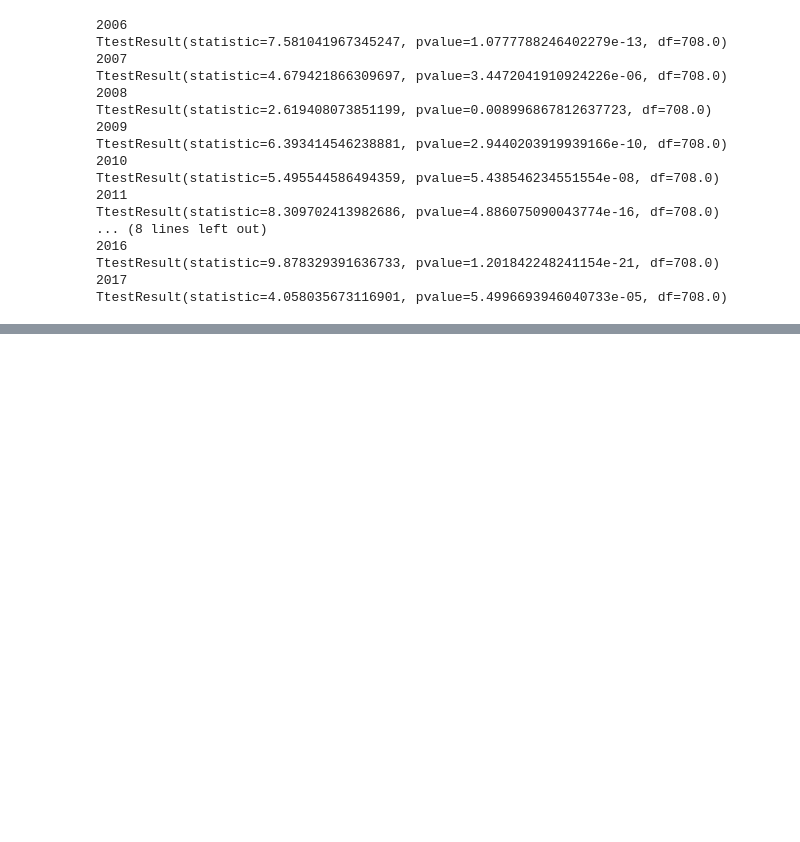
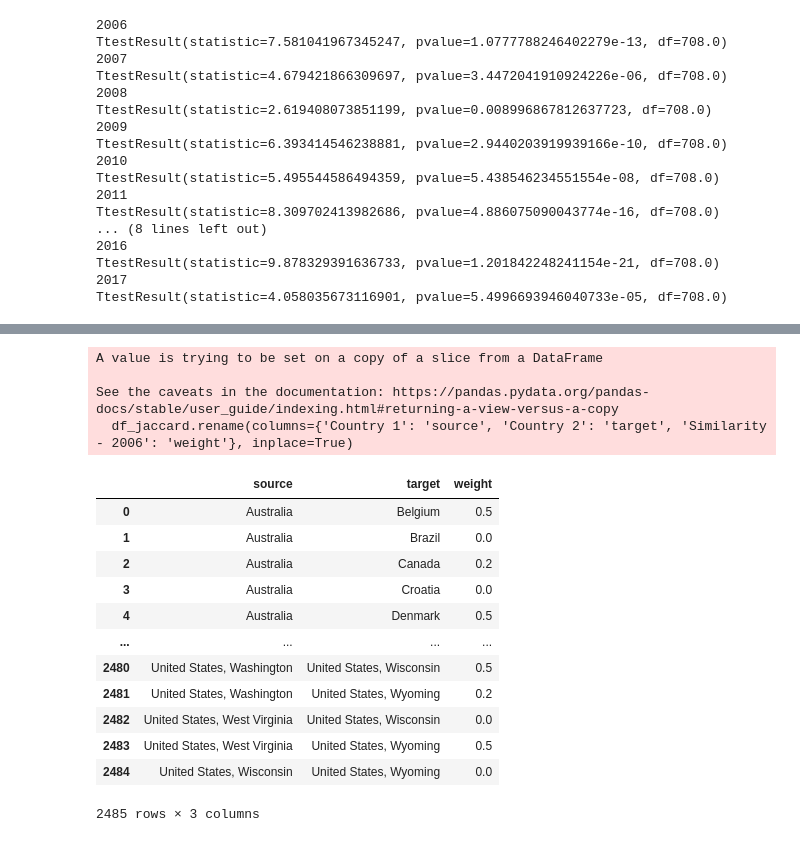
Before and after one commit to epfl-ada/ada-2023-project-vivalavada, a Jupyter notebook: p3_similarities.ipynb, the cells around one changed output, grey strips where cells are left out. Drawn from its saved outputs; the diff is of its cells as text; code cells hidden in the pictures; blank space fills up the shorter version.

```diff
--- a/p3_similarities.ipynb
+++ b/p3_similarities.ipynb
@@ -982,0 +994,28 @@ chord.opts(
+# %%
+#With Jaccard weights
+
+df_test=compute_similarity_countries(style_ratings_by_year, jaccard_flag = True)
+# %%
+#For now, just for one year
+
+df_jaccard = df_test[['Country 1', 'Country 2', 'Similarity - 2006']]
+df_jaccard.rename(columns={'Country 1': 'source', 'Country 2': 'target', 'Similarity - 2006': 'weight'}, inplace=True)
+df_jaccard[['source', 'target', 'weight']]
+# %% [output]
+A value is trying to be set on a copy of a slice from a DataFrame
+
+See the caveats in the documentation: https://pandas.pydata.org/pandas-docs/stable/user_guide/indexing.html#returning-a-view-versus-a-copy
+  df_jaccard.rename(columns={'Country 1': 'source', 'Country 2': 'target', 'Similarity - 2006': 'weight'}, inplace=True)
+|  | source | target | weight |
+| 0 | Australia | Belgium | 0.5 |
+| 1 | Australia | Brazil | 0.0 |
+| 2 | Australia | Canada | 0.2 |
+| 3 | Australia | Croatia | 0.0 |
+| 4 | Australia | Denmark | 0.5 |
+| ... | ... | ... | ... |
+| 2480 | United States, Washington | United States, Wisconsin | 0.5 |
+| 2481 | United States, Washington | United States, Wyoming | 0.2 |
+| 2482 | United States, West Virginia | United States, Wisconsin | 0.0 |
+| 2483 | United States, West Virginia | United States, Wyoming | 0.5 |
+| 2484 | United States, Wisconsin | United States, Wyoming | 0.0 |
+2485 rows × 3 columns
```
Also changed, not shown: parts of 24 cells of this notebook.
